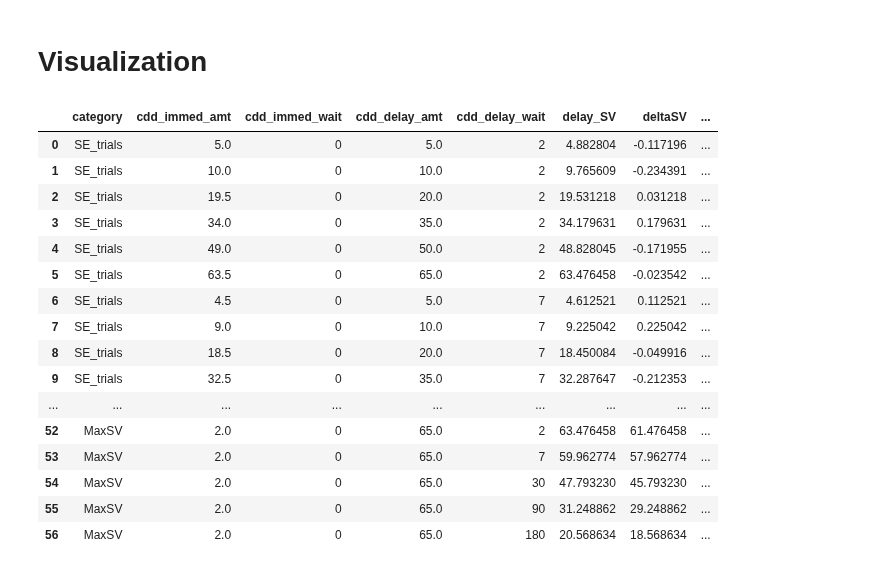
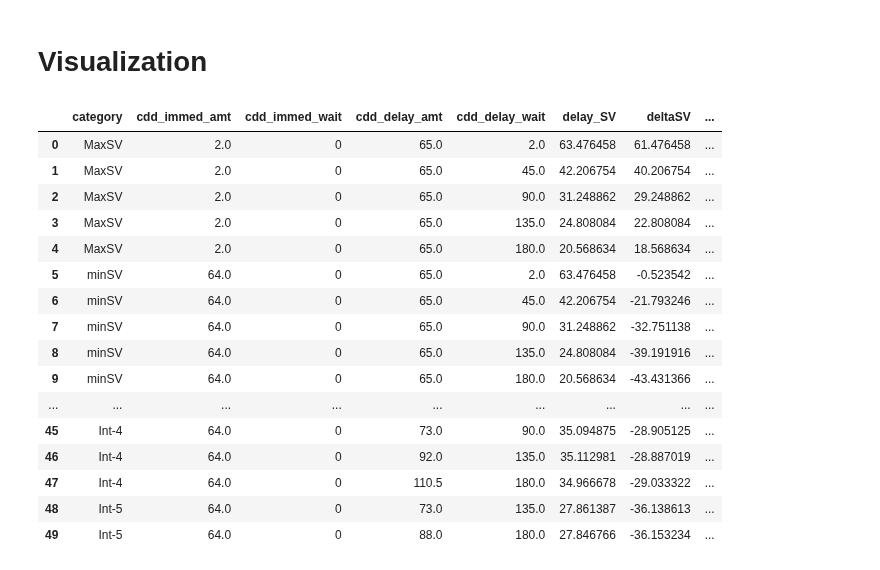
Before and after one commit to CDN-Lab/Adaptive_Choicesets, a Jupyter notebook: symm_CDD_.ipynb, the cells around one changed output. Saved outputs shown, nothing was run; the diff lists cells and outputs as text; code cells hidden in the pictures.

Commit message:
[Build] Intermediate for pos and neg SV. Pending standard length

```diff
--- a/symm_CDD_.ipynb
+++ b/symm_CDD_.ipynb
@@ -198,3 +209,8 @@ SE_trials = order_keys(SE_trials)
 min_SV_trials = max_neg_delta(kappa_value, amt_immed_options, amt_del_options, time_options)
 min_SV_trials = add_SV(min_SV_trials, kappa_value)
 min_SV_trials = order_keys(min_SV_trials)
+
+target_SV_deltas = [delta_SV for delta_SV in min_SV_trials['deltaSV']]
+target_SV_deltas #This are going to be our SV_targets for the intermediates!!!
+sv_deltas = [delta_SV for delta_SV in min_SV_trials['deltaSV']]
+sv_deltas
@@ -232,0 +289,31 @@ Int_pos = order_keys(Int_pos)
+# %%
+def get_int_neg_SV_delta(target_SV_deltas,amt_immed_options, time_options, Vmax= V_max, valence = 'pos'):
+
+    max_sv_trials = {'category':[],'cdd_delay_wait':[],'cdd_immed_amt':[],'cdd_delay_amt':[]}
+    Vimm = min(amt_immed_options)
+    category = 'Int+'
+    if valence == 'neg':
+        Vimm = max(amt_immed_options)
+        print(Vimm)
+        category = 'Int-'
+    for index, delta_sv in enumerate(target_SV_deltas, start=1):
+        category_value = index
+        for D in time_options:
+            Vdel = [round_to_closest_half((delta_sv+Vimm)*(1 + kappa_value*D))]
+            for v in Vdel:
+                if Vimm > v:
+                    continue
+                max_sv_trials['cdd_delay_amt'].append(v)
+                max_sv_trials['cdd_delay_wait'].append(D)
+                max_sv_trials['cdd_immed_amt'].append(Vimm)
+                max_sv_trials['category'].append(category + str(category_value))
+    return max_sv_trials
+
+
+Int_neg = get_int_neg_SV_delta(target_SV_deltas_neg, amt_immed_options, time_options, valence='neg')
+Int_neg = add_SV(Int_neg, kappa_value)
+Int_neg = order_keys(Int_neg)
+
+import pandas as pd
+df = pd.DataFrame(Int_neg)
+df
@@ -269,52 +385,52 @@ Max_SV_trials
 # Visualization
 # %%
 import pandas as pd
-def dict_merge(dict1,dict2,dict3,dict4):
+def dict_merge(dict1,dict2,dict3,dict4,dict5):
      '''
      Merge dictionaries while keeping values in lists
      '''
      merged_dict = dict1.copy() # Start with the SE dictionary
 
      # Update values in dict_1 with values from dict_2
      for key, value in  dict2.items():
         merged_dict[key] = merged_dict[key] + value
      for key, value in dict3.items():
         merged_dict[key] = merged_dict[key] + value
      for key, value in dict4.items():
         merged_dict[key] = merged_dict[key] + value
-     #for key, value in dict5.items():
-      #  merged_dict[key] = merged_dict[key] + value
+     for key, value in dict5.items():
+        merged_dict[key] = merged_dict[key] + value
 
      return merged_dict
-trials = dict_merge(SE_trials, min_SV_trials, Int_pos, Max_SV_trials)
+trials = dict_merge(Max_SV_trials, min_SV_trials, Int_pos, SE_trials, Int_neg)
 trials['cdd_immed_wait'] = [0]*len(trials['category'])
 import pandas as pd
 pd.options.display.max_rows = 999
 # Convert the dictionary to a DataFrame and set 'category' as index
 df_trials = pd.DataFrame(trials)
 col_order =['category', 'cdd_immed_amt', 'cdd_immed_wait', 'cdd_delay_amt', 'cdd_delay_wait', 'delay_SV', 'deltaSV']
 df_trials = df_trials[col_order]
 df_trials['catch_trials'] = df_trials['cdd_immed_amt'] > df_trials['cdd_delay_amt']
 #df_trials = df_trials.sort_values(by = ['deltaSV'])
 df_trials
 # %% [output]
 |  | category | cdd_immed_amt | cdd_immed_wait | cdd_delay_amt | cdd_delay_wait | delay_SV | deltaSV | ... |
-| 0 | SE_trials | 5.0 | 0 | 5.0 | 2 | 4.882804 | -0.117196 | ... |
-| 1 | SE_trials | 10.0 | 0 | 10.0 | 2 | 9.765609 | -0.234391 | ... |
-| 2 | SE_trials | 19.5 | 0 | 20.0 | 2 | 19.531218 | 0.031218 | ... |
-| 3 | SE_trials | 34.0 | 0 | 35.0 | 2 | 34.179631 | 0.179631 | ... |
-| 4 | SE_trials | 49.0 | 0 | 50.0 | 2 | 48.828045 | -0.171955 | ... |
-| 5 | SE_trials | 63.5 | 0 | 65.0 | 2 | 63.476458 | -0.023542 | ... |
-| 6 | SE_trials | 4.5 | 0 | 5.0 | 7 | 4.612521 | 0.112521 | ... |
-| 7 | SE_trials | 9.0 | 0 | 10.0 | 7 | 9.225042 | 0.225042 | ... |
-| 8 | SE_trials | 18.5 | 0 | 20.0 | 7 | 18.450084 | -0.049916 | ... |
-| 9 | SE_trials | 32.5 | 0 | 35.0 | 7 | 32.287647 | -0.212353 | ... |
+| 0 | MaxSV | 2.0 | 0 | 65.0 | 2.0 | 63.476458 | 61.476458 | ... |
+| 1 | MaxSV | 2.0 | 0 | 65.0 | 45.0 | 42.206754 | 40.206754 | ... |
+| 2 | MaxSV | 2.0 | 0 | 65.0 | 90.0 | 31.248862 | 29.248862 | ... |
+| 3 | MaxSV | 2.0 | 0 | 65.0 | 135.0 | 24.808084 | 22.808084 | ... |
+| 4 | MaxSV | 2.0 | 0 | 65.0 | 180.0 | 20.568634 | 18.568634 | ... |
+| 5 | minSV | 64.0 | 0 | 65.0 | 2.0 | 63.476458 | -0.523542 | ... |
+| 6 | minSV | 64.0 | 0 | 65.0 | 45.0 | 42.206754 | -21.793246 | ... |
+| 7 | minSV | 64.0 | 0 | 65.0 | 90.0 | 31.248862 | -32.751138 | ... |
+| 8 | minSV | 64.0 | 0 | 65.0 | 135.0 | 24.808084 | -39.191916 | ... |
+| 9 | minSV | 64.0 | 0 | 65.0 | 180.0 | 20.568634 | -43.431366 | ... |
 | ... | ... | ... | ... | ... | ... | ... | ... | ... |
-| 52 | MaxSV | 2.0 | 0 | 65.0 | 2 | 63.476458 | 61.476458 | ... |
-| 53 | MaxSV | 2.0 | 0 | 65.0 | 7 | 59.962774 | 57.962774 | ... |
-| 54 | MaxSV | 2.0 | 0 | 65.0 | 30 | 47.793230 | 45.793230 | ... |
-| 55 | MaxSV | 2.0 | 0 | 65.0 | 90 | 31.248862 | 29.248862 | ... |
-| 56 | MaxSV | 2.0 | 0 | 65.0 | 180 | 20.568634 | 18.568634 | ... |
+| 45 | Int-4 | 64.0 | 0 | 73.0 | 90.0 | 35.094875 | -28.905125 | ... |
+| 46 | Int-4 | 64.0 | 0 | 92.0 | 135.0 | 35.112981 | -28.887019 | ... |
+| 47 | Int-4 | 64.0 | 0 | 110.5 | 180.0 | 34.966678 | -29.033322 | ... |
+| 48 | Int-5 | 64.0 | 0 | 73.0 | 135.0 | 27.861387 | -36.138613 | ... |
+| 49 | Int-5 | 64.0 | 0 | 88.0 | 180.0 | 27.846766 | -36.153234 | ... |
 # %%
 import matplotlib.pyplot as plt
 
```
Also changed, not shown: parts of 12 cells of this notebook.
